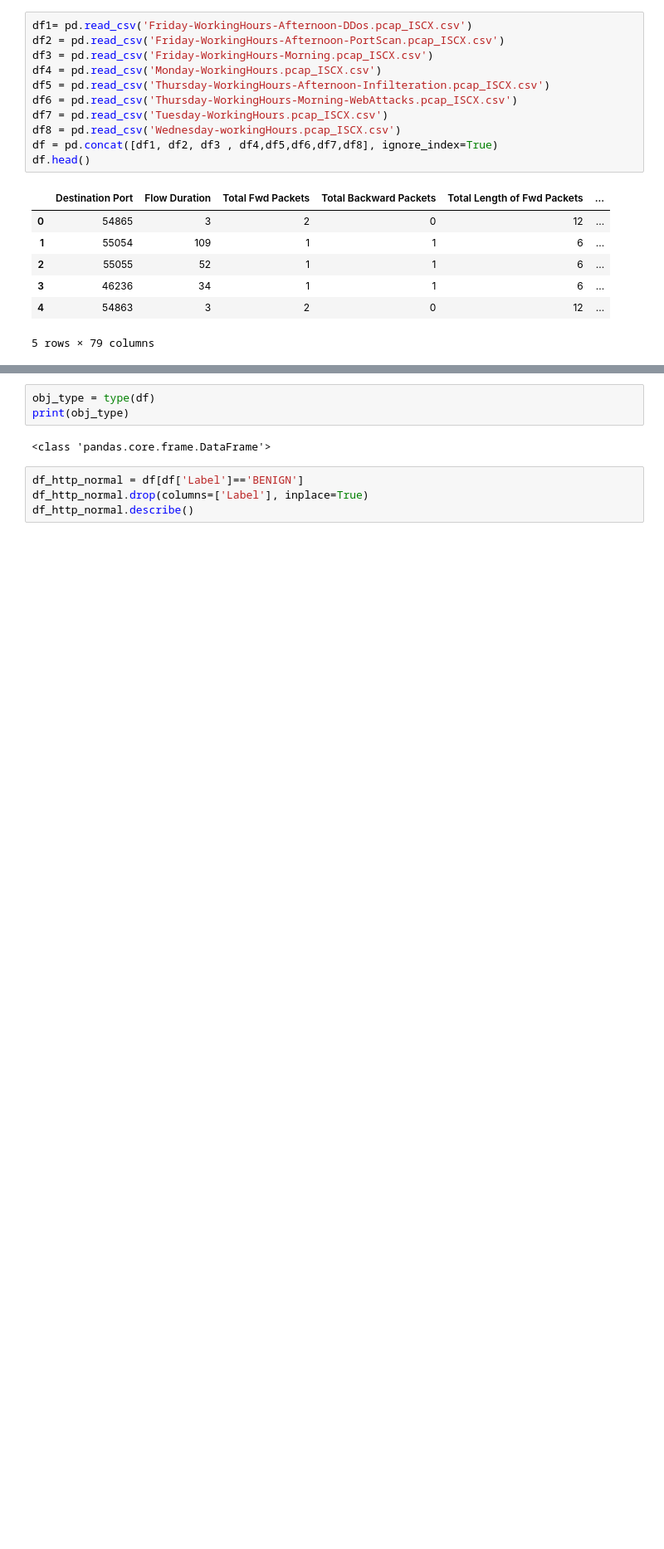
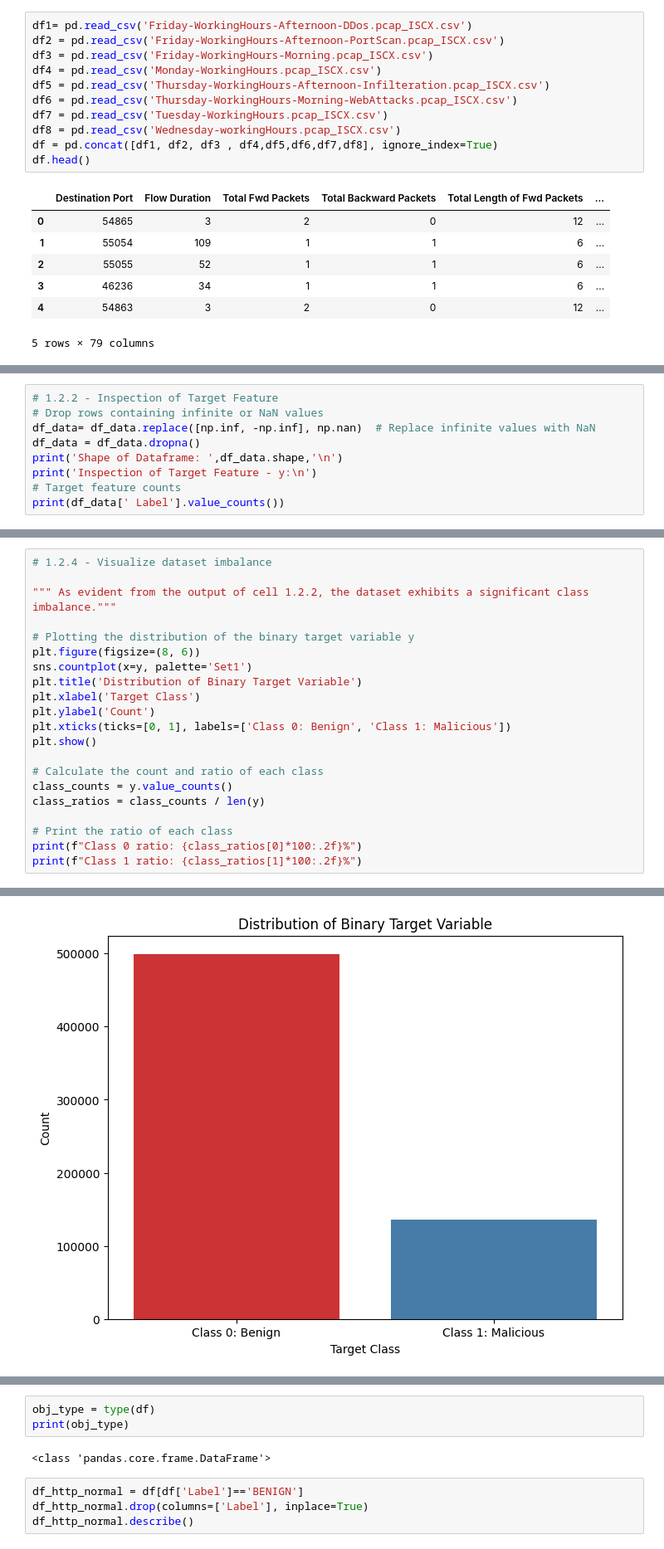
Before and after one commit to NancyBiyahut/intrusion-detection-autoencoder, a Jupyter notebook: LSTMautoencoder_cic_2017_full.ipynb, the cells around one changed output, grey strips where cells are left out. Shown at 83% size. Cells and saved outputs as stored; diff of their text form; blank space fills up the shorter version.

```diff
--- a/LSTMautoencoder_cic_2017_full.ipynb
+++ b/LSTMautoencoder_cic_2017_full.ipynb
@@ -131,0 +95,9 @@ shape after removing identical value columns: (156379, 67)
+# %%
+# 1.2.2 - Inspection of Target Feature
+# Drop rows containing infinite or NaN values
+df_data= df_data.replace([np.inf, -np.inf], np.nan)  # Replace infinite values with NaN
+df_data = df_data.dropna()
+print('Shape of Dataframe: ',df_data.shape,'\n')
+print('Inspection of Target Feature - y:\n')
+# Target feature counts
+print(df_data[' Label'].value_counts())
@@ -131,0 +137,22 @@ shape after removing identical value columns: (156379, 67)
+# %%
+# 1.2.4 - Visualize dataset imbalance
+
+""" As evident from the output of cell 1.2.2, the dataset exhibits a significant class imbalance."""
+
+# Plotting the distribution of the binary target variable y
+plt.figure(figsize=(8, 6))
+sns.countplot(x=y, palette='Set1')
+plt.title('Distribution of Binary Target Variable')
+plt.xlabel('Target Class')
+plt.ylabel('Count')
+plt.xticks(ticks=[0, 1], labels=['Class 0: Benign', 'Class 1: Malicious'])
+plt.show()
+
+# Calculate the count and ratio of each class
+class_counts = y.value_counts()
+class_ratios = class_counts / len(y)
+
+# Print the ratio of each class
+print(f"Class 0 ratio: {class_ratios[0]*100:.2f}%")
+print(f"Class 1 ratio: {class_ratios[1]*100:.2f}%")
+# %% [output]
@@ -131,0 +162 @@ shape after removing identical value columns: (156379, 67)
+[figure, added]
```
Also changed, not shown: parts of 33 cells of this notebook.
